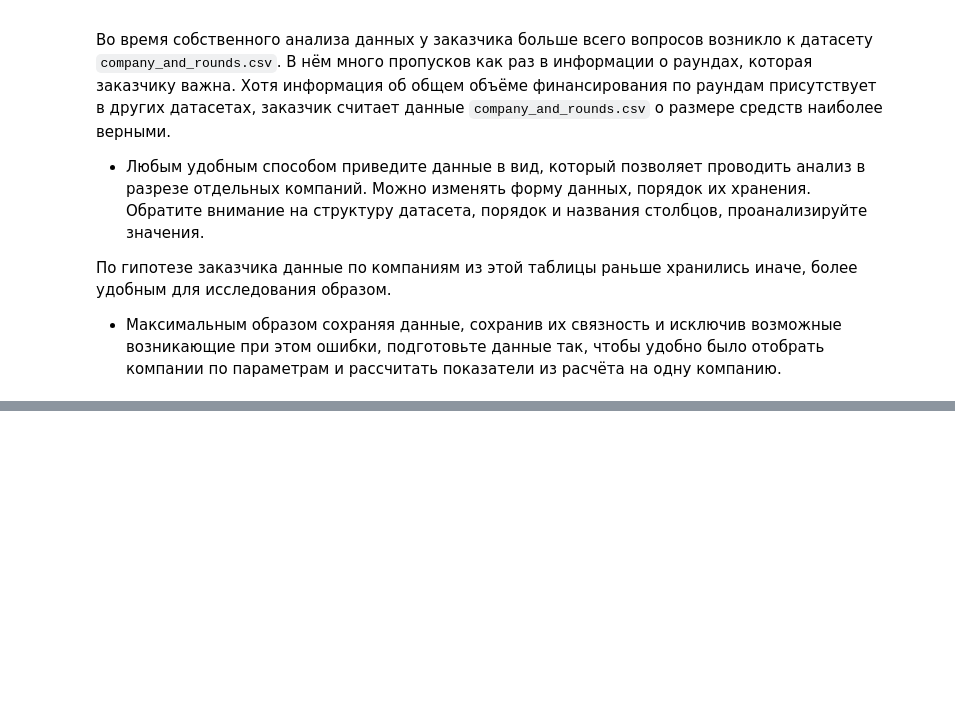
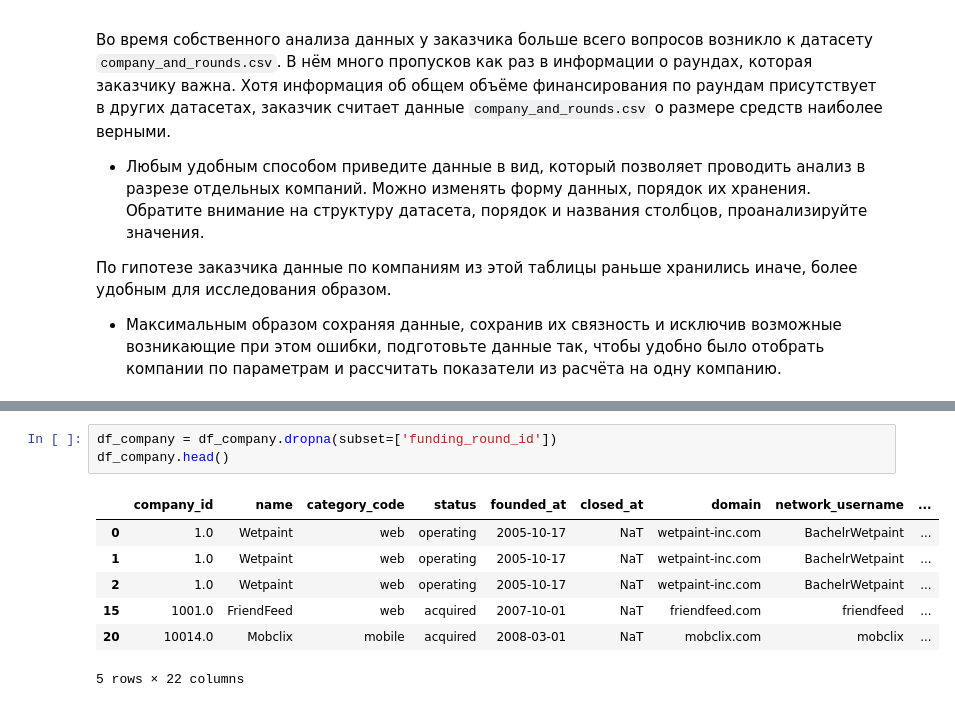
Before and after one commit to PsychoCoderrr/YPracticumProjects, a Jupyter notebook: FinalPythonProject.ipynb, the cells around one changed output, grey strips where cells are left out. Saved outputs shown, nothing was run; the diff lists cells and outputs as text; blank space fills up the shorter version.

```diff
--- a/FinalPythonProject.ipynb
+++ b/FinalPythonProject.ipynb
@@ -549,0 +605,11 @@ df_fund_people_merged.head(15)
+# %%
+df_company = df_company.dropna(subset=['funding_round_id'])
+df_company.head()
+# %% [output]
+|  | company_id | name | category_code | status | founded_at | closed_at | domain | network_username | ... |
+| 0 | 1.0 | Wetpaint | web | operating | 2005-10-17 | NaT | wetpaint-inc.com | BachelrWetpaint | ... |
+| 1 | 1.0 | Wetpaint | web | operating | 2005-10-17 | NaT | wetpaint-inc.com | BachelrWetpaint | ... |
+| 2 | 1.0 | Wetpaint | web | operating | 2005-10-17 | NaT | wetpaint-inc.com | BachelrWetpaint | ... |
+| 15 | 1001.0 | FriendFeed | web | acquired | 2007-10-01 | NaT | friendfeed.com | friendfeed | ... |
+| 20 | 10014.0 | Mobclix | mobile | acquired | 2008-03-01 | NaT | mobclix.com | mobclix | ... |
+5 rows × 22 columns
```
Also changed, not shown: parts of 5 cells of this notebook.
